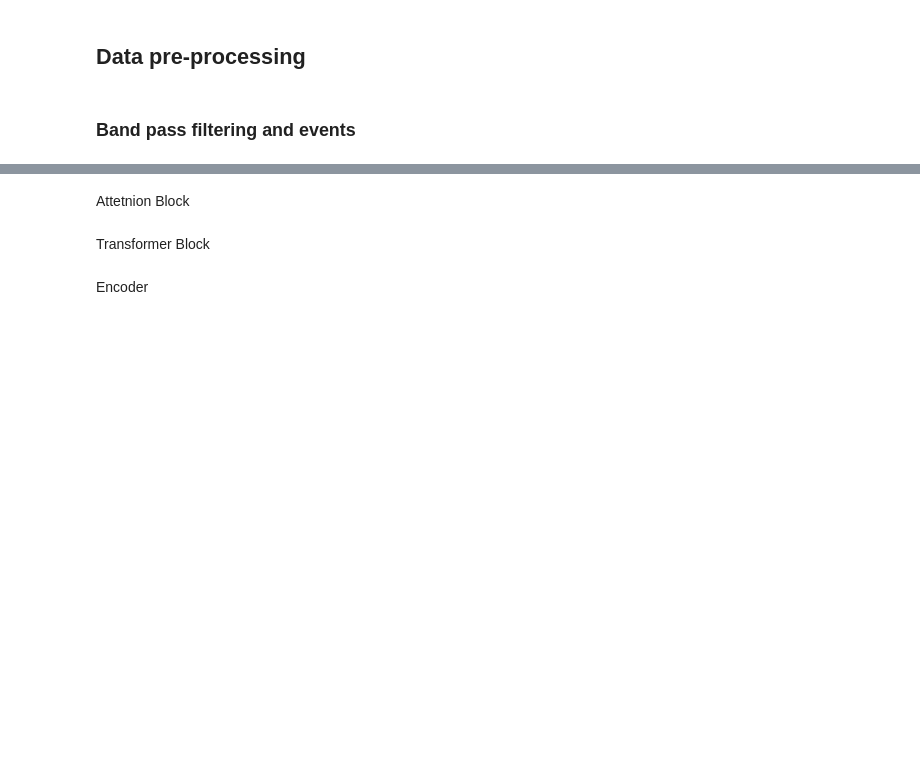
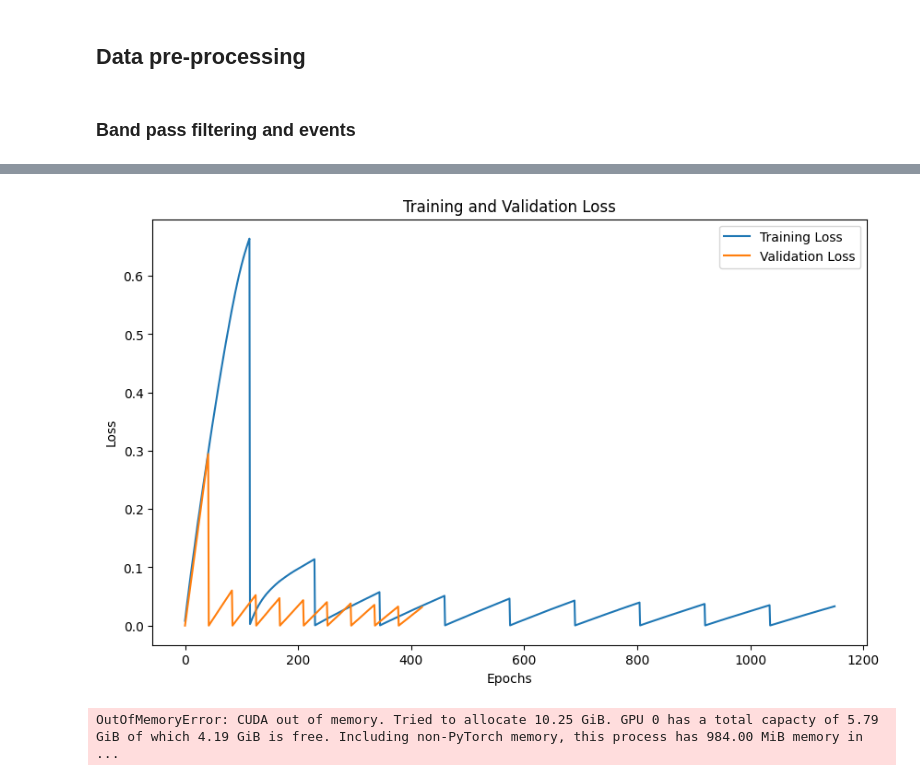
Before and after one commit to d0ugherty/eeg-transformer, a Jupyter notebook: eeg_transformer.ipynb, the cells around one changed output, grey strips where cells are left out. Drawn from its saved outputs; the diff is of its cells as text; code cells hidden in the pictures; blank space fills up the shorter version.

Commit message:
plots

```diff
--- a/eeg_transformer.ipynb
+++ b/eeg_transformer.ipynb
@@ -85,7 +238,7 @@ for tensor in eeg_data:
 # %%
+print(len(eeg_data))
 
-
-eeg_train_set, eeg_val_set = random_split(eeg_data, [2500, 224])
+eeg_train_set, eeg_val_set = random_split(eeg_data, [8000,2896])
 
 
 print("Number of items in training set:", len(eeg_train_set))
@@ -152,37 +315,33 @@ criterion = nn.MSELoss()
 optimizer = optim.SGD(model_params,
                         lr=0.001,
                         momentum=0.9)
-
+train_losses = []
+val_losses = []
 losses = []
 n = 1
-for epoch in range(100):
+for epoch in range(10):
     train_loss = 0.0
     #transformer.train()
 
     for batch in train_loader:
-        #print(f'Starting batch {n}')
         src_data = batch
         src_data = src_data.cuda()
-        # print(src_data.shape)
-        #src_data = src_data.permute(2, 0, 1)
-        #src_data = src_data.flatten(start_dim=1)
+
         optimizer.zero_grad()
 
-        #print(src_data.shape)
-        #print(src_data)
-        #print("ConvNet...")
         src_data = conv_net(src_data)
-        #print(src_data.shape)
-        #print("Encoding...")
+
         memory = transformer_encoder(src_data)
-        #print("Decoding...")
+
         out_batch = transformer_decoder(src_data, memory)
         loss = criterion(out_batch, src_data)
         loss.backward()
         optimizer.step()
         train_loss += loss.item()
+
+        avg_train_loss = train_loss / len(train_loader)
+        train_losses.append(avg_train_loss)
         n += 1
-        #losses.append(loss.item())
 
     val_loss = 0.0
     for batch in val_loader:
@@ -195,7 +354,8 @@ for epoch in range(100):
         #print("Validation Decoding...")
         out_batch = transformer_decoder(src_data, memory)
         loss = criterion(out_batch, src_data)
-
+        avg_val_loss = val_loss / len(val_loader)
+        val_losses.append(avg_val_loss)
         val_loss += loss.item()
 
 
@@ -204,9 +364,3 @@ for epoch in range(100):
                   epoch,
                   train_loss/len(train_loader),
                   val_loss/len(val_loader)))
-
-plt.plot(losses)
-plt.xlabel('Batch')
-plt.ylabel('Loss')
-plt.title('Loss per Batch')
-plt.show()
@@ -213,6 +378,35 @@ plt.show()
-# %% [markdown]
-Attetnion Block
-# %% [markdown]
-Transformer Block
-# %% [markdown]
-Encoder
+# %%
+
+plt.figure(figsize=(10, 6))
+plt.plot(train_losses, label='Training Loss')
+plt.plot(val_losses, label='Validation Loss')
+plt.title('Training and Validation Loss')
+plt.xlabel('Epochs')
+plt.ylabel('Loss')
+plt.legend()
+plt.show()
+# %% [output]
+[figure, added]
+# %%
+test_loss = 0.0
+
+with torch.no_grad():  # No gradients needed for testing
+    for batch in test_loader:  # Replace 'test_loader' with your test data loader
+        src_data = batch
+        src_data = src_data.cuda()
+
+        # Forward pass through the model
+        src_data = conv_net(src_data)  # If using convolutional network
+        memory = transformer_encoder(src_data)
+        out_batch = transformer_decoder(src_data, memory)
+
+        # Calculate loss
+        loss = criterion(out_batch, src_data)
+        test_loss += loss.item()
+
+# Calculate average test loss
+avg_test_loss = test_loss / len(test_loader)
+
+print(f"Test Loss: {avg_test_loss}")
+# %% [output]
+OutOfMemoryError: CUDA out of memory. Tried to allocate 10.25 GiB. GPU 0 has a total capacty of 5.79 GiB of which 4.19 GiB is free. Including non-PyTorch memory, this process has 984.00 MiB memory in  ...
```
Also changed, not shown: parts of 8 cells of this notebook.
